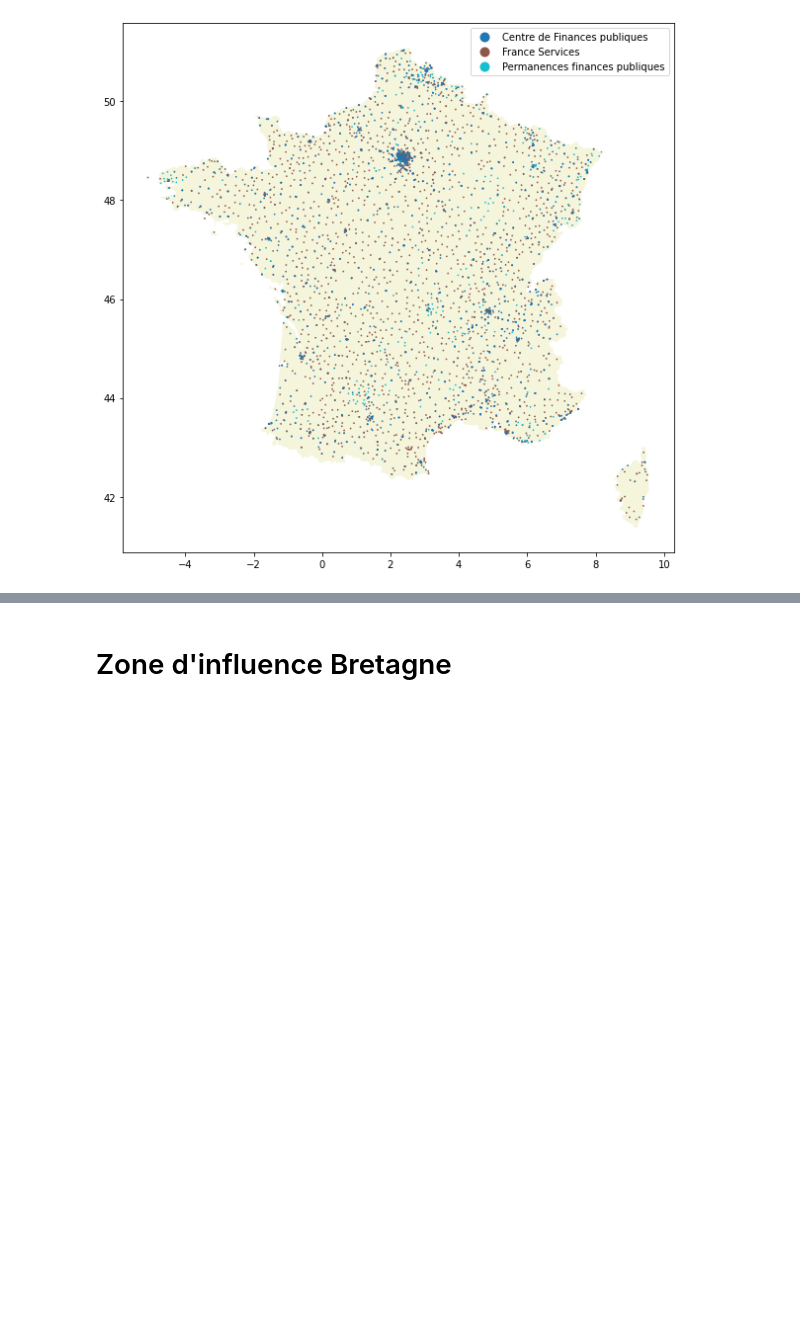
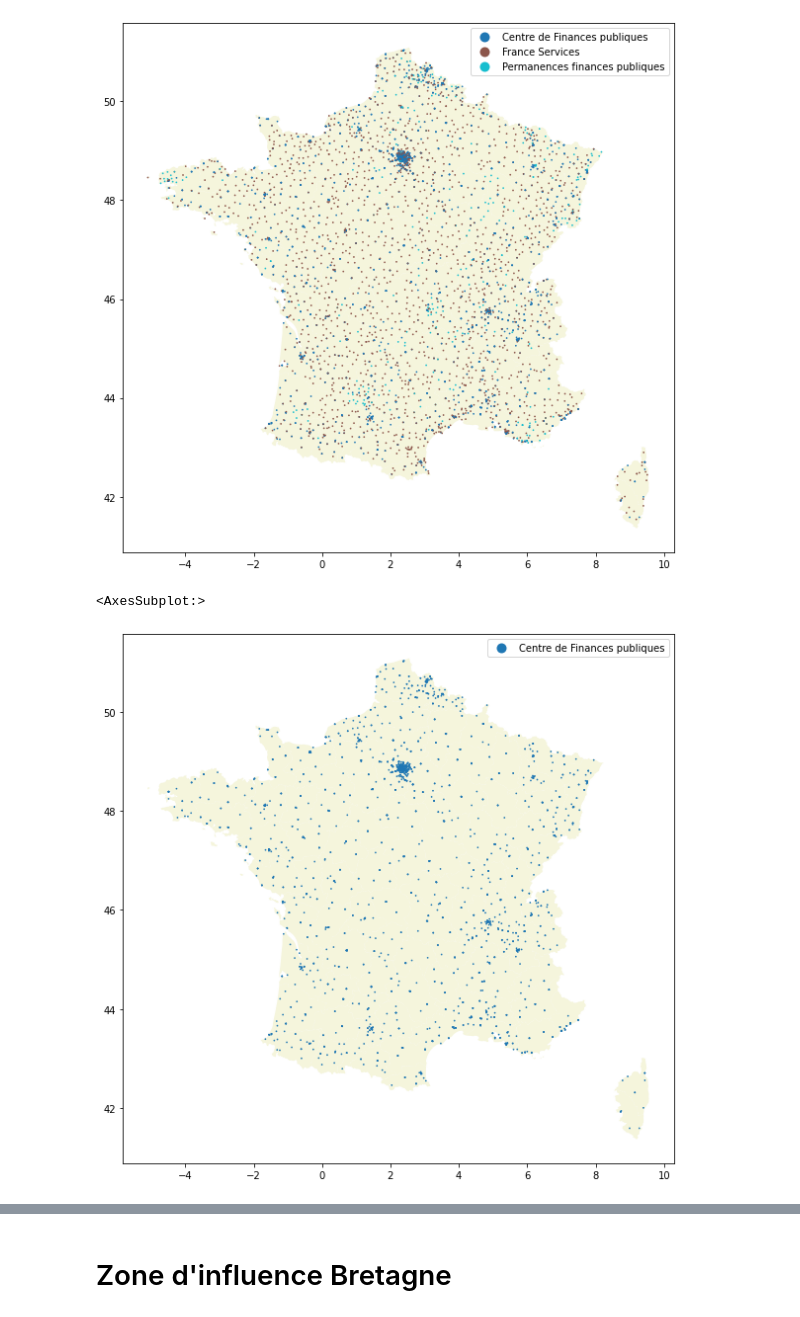
Before and after one commit to t-morvan/OptimDGFiP, a Jupyter notebook: notebooks/explo_structures.ipynb, the cells around one changed output, grey strips where cells are left out. Saved outputs shown, nothing was run; the diff lists cells and outputs as text; code cells hidden in the pictures; blank space fills up the shorter version.

```diff
--- a/notebooks/explo_structures.ipynb
+++ b/notebooks/explo_structures.ipynb
@@ -23,7 +41,7 @@ structures['TYPE DE SERVICE'].hist(figsize=(10,5))
 [figure]
 # %%
 # fond de carte des départements
-dep = gpd.read_file('https://github.com/gregoiredavid/france-geojson/raw/master/departements-version-simplifiee.geojson')
+dep = gpd.read_file('https://github.com/gregoiredavid/france-geojson/raw/master/departements-version-simplifiee.geojson', crs='4236')
 # %%
 count = structures[structures['TYPE DE SERVICE'] == 'Centre de Finances publiques'].groupby('DEPARTEMENT', as_index=False).size()
 ax= dep.merge(count, left_on = 'code', right_on = 'DEPARTEMENT').plot('size', legend=True, figsize=(10,10),)
@@ -76,3 +94,10 @@ geo_struct.clip(dep).plot(ax= ax, categorical = True, column='TYPE DE SERVICE',
 # %% [output]
 <AxesSubplot:>
 [figure]
+# %%
+centres = geo_struct[geo_struct['TYPE DE SERVICE'] == 'Centre de Finances publiques']
+ax = dep.plot(color='beige', figsize=(10,10))
+centres.clip(dep).plot(ax= ax, categorical = True, column='TYPE DE SERVICE', legend=True, markersize =0.5)
+# %% [output]
+<AxesSubplot:>
+[figure, added]
```
Also changed, not shown: parts of 15 cells of this notebook, 15 other files.
